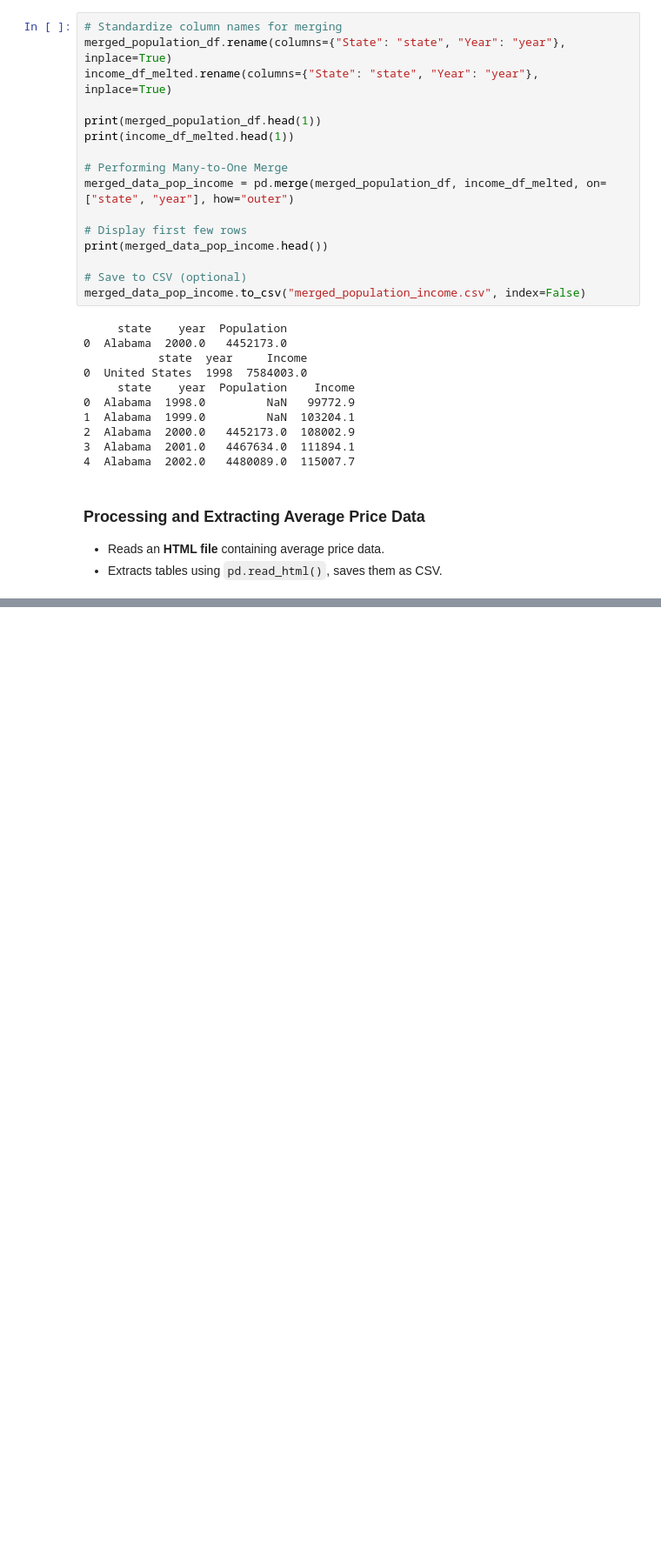
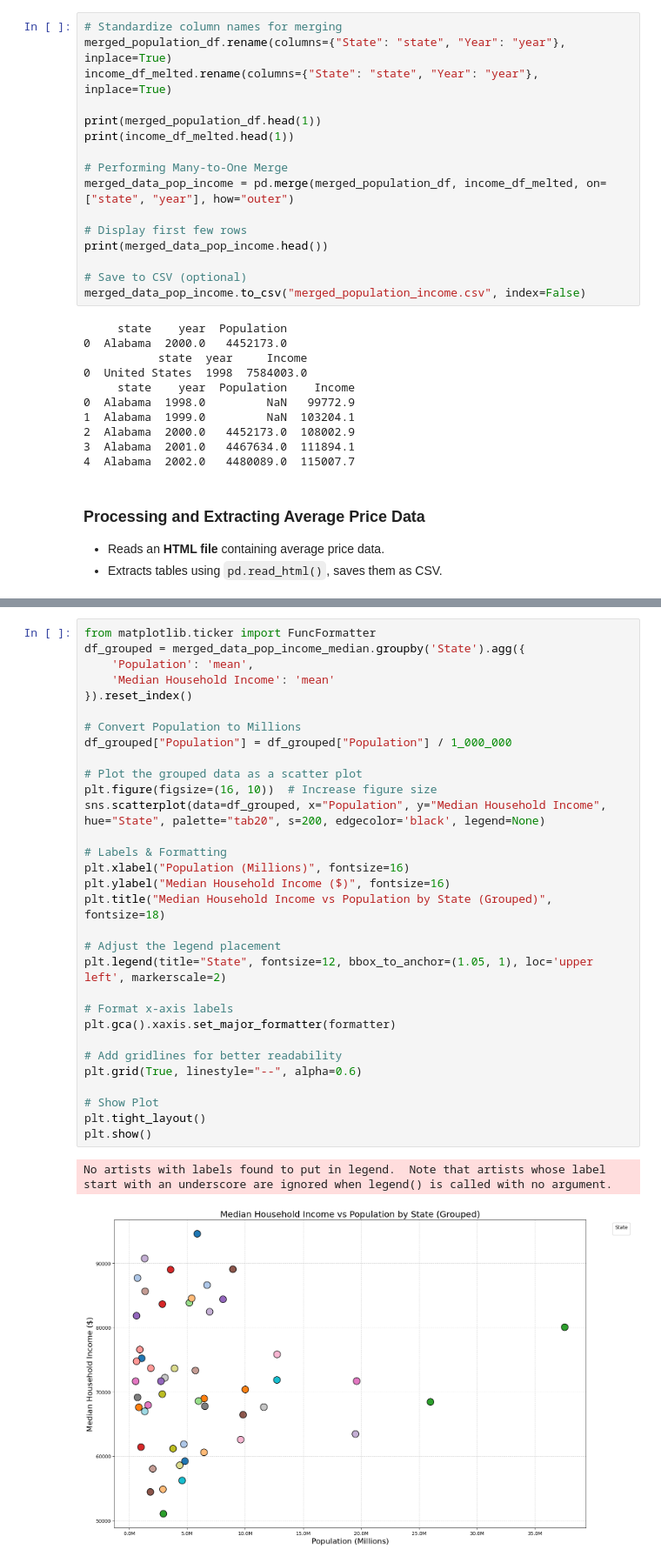
Before and after one commit to sg2083/datman, a Jupyter notebook: FPI_vs_Inflation_PS4.ipynb, the cells around one changed output, grey strips where cells are left out. Shown at 87% size. Cells and saved outputs as stored; diff of their text form; blank space fills up the shorter version.

```diff
--- a/FPI_vs_Inflation_PS4.ipynb
+++ b/FPI_vs_Inflation_PS4.ipynb
@@ -1171,0 +1288,34 @@ EmptyDataError: No columns to parse from file
+# %%
+from matplotlib.ticker import FuncFormatter
+df_grouped = merged_data_pop_income_median.groupby('State').agg({
+    'Population': 'mean',
+    'Median Household Income': 'mean'
+}).reset_index()
+
+# Convert Population to Millions
+df_grouped["Population"] = df_grouped["Population"] / 1_000_000
+
+# Plot the grouped data as a scatter plot
+plt.figure(figsize=(16, 10))  # Increase figure size
+sns.scatterplot(data=df_grouped, x="Population", y="Median Household Income", hue="State", palette="tab20", s=200, edgecolor='black', legend=None)
+
+# Labels & Formatting
+plt.xlabel("Population (Millions)", fontsize=16)
+plt.ylabel("Median Household Income ($)", fontsize=16)
+plt.title("Median Household Income vs Population by State (Grouped)", fontsize=18)
+
+# Adjust the legend placement
+plt.legend(title="State", fontsize=12, bbox_to_anchor=(1.05, 1), loc='upper left', markerscale=2)
+
+# Format x-axis labels
+plt.gca().xaxis.set_major_formatter(formatter)
+
+# Add gridlines for better readability
+plt.grid(True, linestyle="--", alpha=0.6)
+
+# Show Plot
+plt.tight_layout()
+plt.show()
+# %% [output]
+No artists with labels found to put in legend.  Note that artists whose label start with an underscore are ignored when legend() is called with no argument.
+[figure, added]
```
Also changed, not shown: parts of 22 cells of this notebook.
